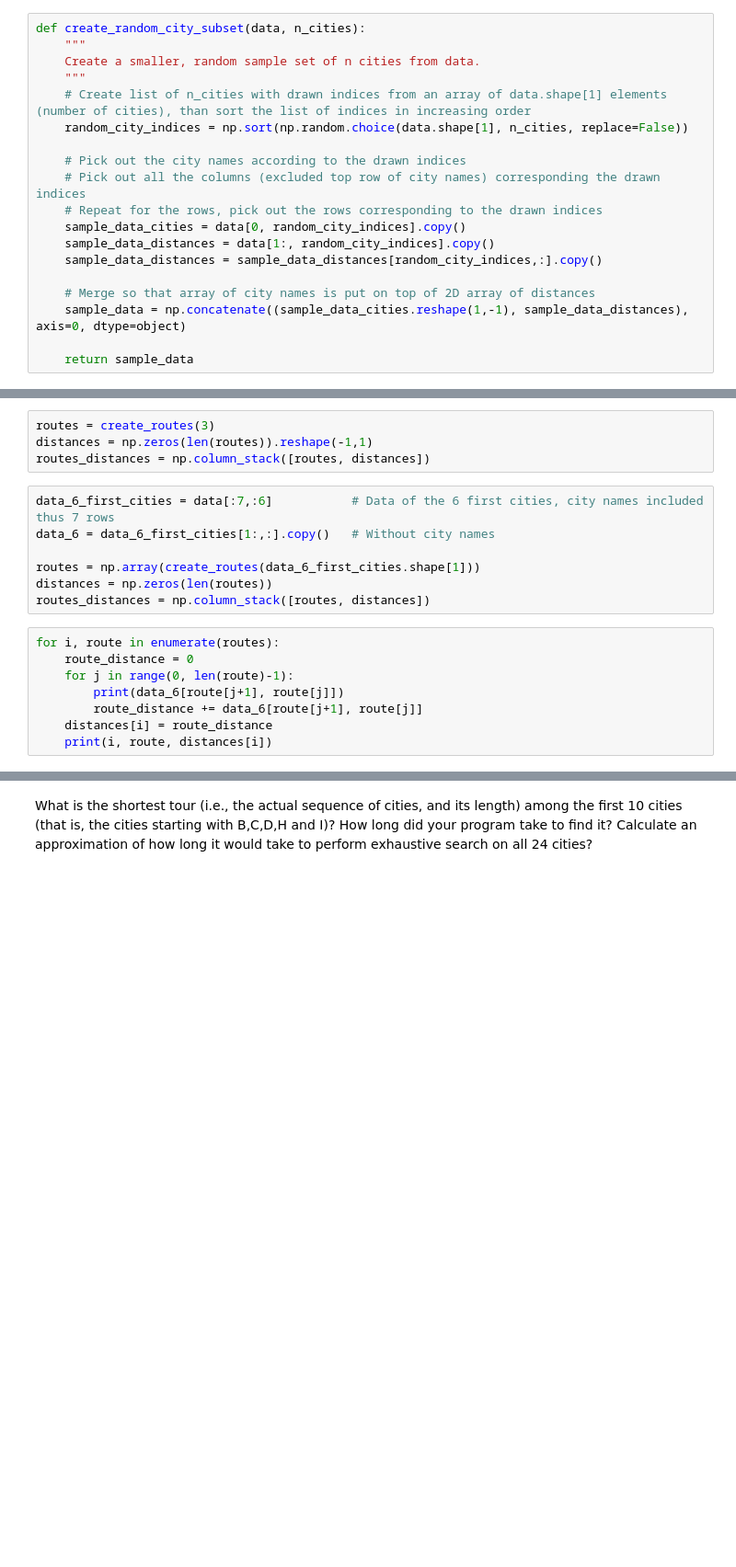
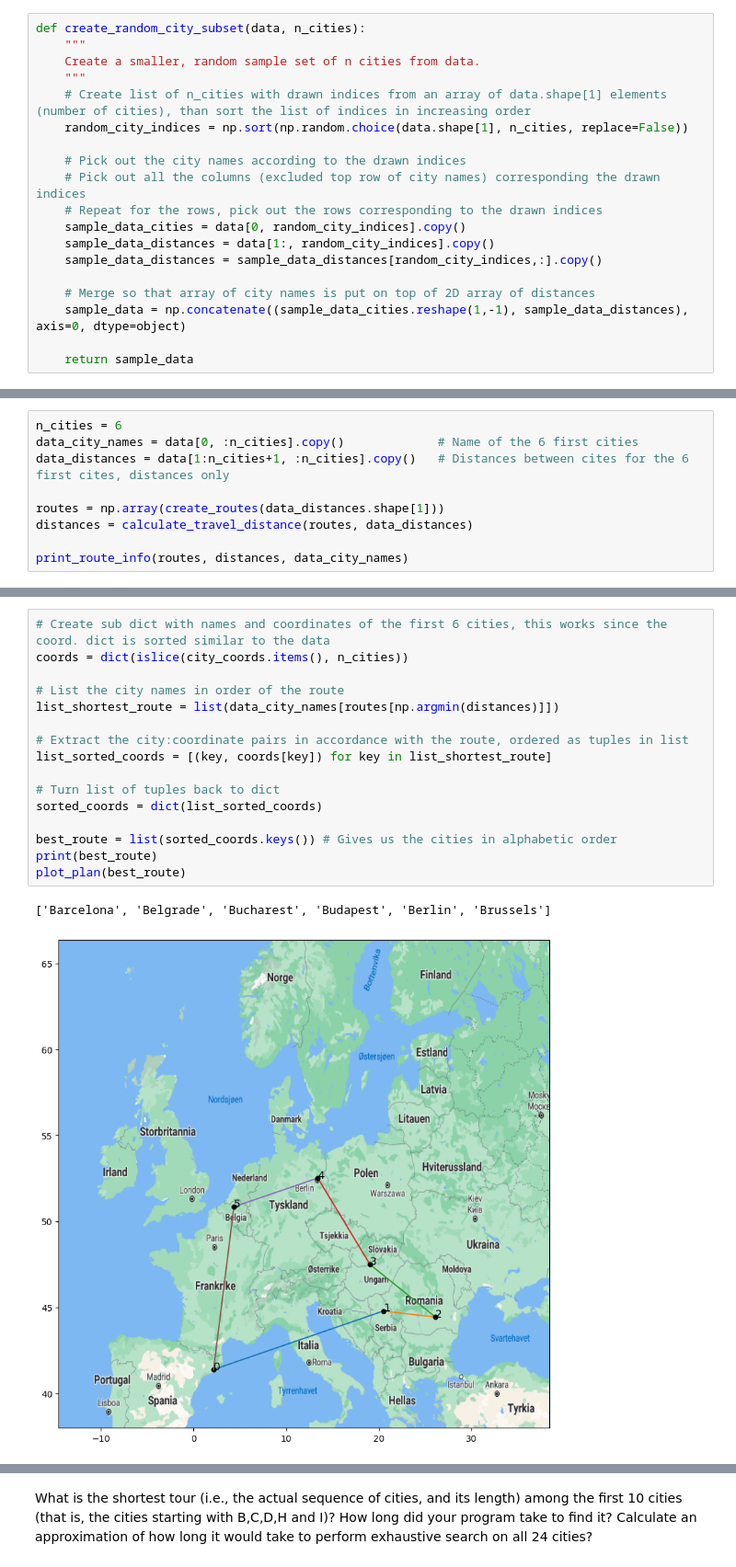
Before and after one commit to johnmagj/IN4050, a Jupyter notebook: Assignment_1/Assignment1.ipynb, the cells around one changed output, grey strips where cells are left out. Shown at 92% size. Cells and saved outputs as stored; diff of their text form; blank space fills up the shorter version.

```diff
--- a/Assignment_1/Assignment1.ipynb
+++ b/Assignment_1/Assignment1.ipynb
@@ -221,19 +184,0 @@ array([[0, 1, 2],
-# %%
-routes = create_routes(3)
-distances = np.zeros(len(routes)).reshape(-1,1)
-routes_distances = np.column_stack([routes, distances])
-# %%
-data_6_first_cities = data[:7,:6]           # Data of the 6 first cities, city names included thus 7 rows
-data_6 = data_6_first_cities[1:,:].copy()   # Without city names
-
-routes = np.array(create_routes(data_6_first_cities.shape[1]))
-distances = np.zeros(len(routes))
-routes_distances = np.column_stack([routes, distances])
-# %%
-for i, route in enumerate(routes):
-    route_distance = 0
-    for j in range(0, len(route)-1):
-        print(data_6[route[j+1], route[j]])
-        route_distance += data_6[route[j+1], route[j]]
-    distances[i] = route_distance
-    print(i, route, distances[i])
@@ -257,0 +216,9 @@ for i, route in enumerate(routes):
+# %%
+n_cities = 6
+data_city_names = data[0, :n_cities].copy()             # Name of the 6 first cities
+data_distances = data[1:n_cities+1, :n_cities].copy()   # Distances between cites for the 6 first cites, distances only
+
+routes = np.array(create_routes(data_distances.shape[1]))
+distances = calculate_travel_distance(routes, data_distances)
+
+print_route_info(routes, distances, data_city_names)
@@ -258 +230,20 @@ for i, route in enumerate(routes):
+# %%
+# Create sub dict with names and coordinates of the first 6 cities, this works since the coord. dict is sorted similar to the data
+coords = dict(islice(city_coords.items(), n_cities))
+
+# List the city names in order of the route
+list_shortest_route = list(data_city_names[routes[np.argmin(distances)]])
+
+# Extract the city:coordinate pairs in accordance with the route, ordered as tuples in list
+list_sorted_coords = [(key, coords[key]) for key in list_shortest_route]
+
+# Turn list of tuples back to dict
+sorted_coords = dict(list_sorted_coords)
+
+best_route = list(sorted_coords.keys()) # Gives us the cities in alphabetic order
+print(best_route)
+plot_plan(best_route)
+# %% [output]
+['Barcelona', 'Belgrade', 'Bucharest', 'Budapest', 'Berlin', 'Brussels']
+[figure, added]
 # %%
```
Also changed, not shown: parts of 28 cells of this notebook.
